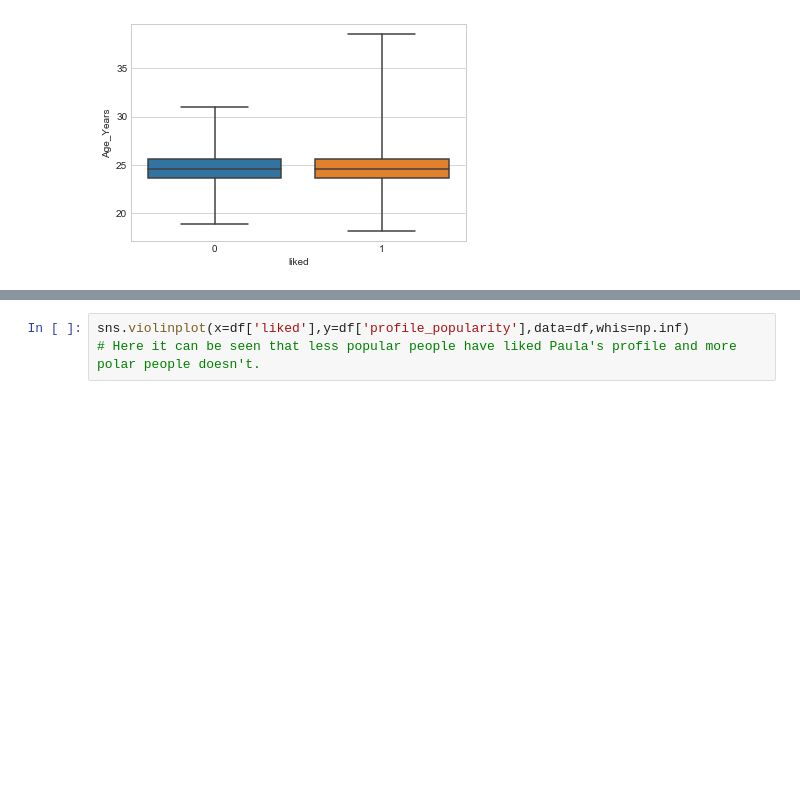
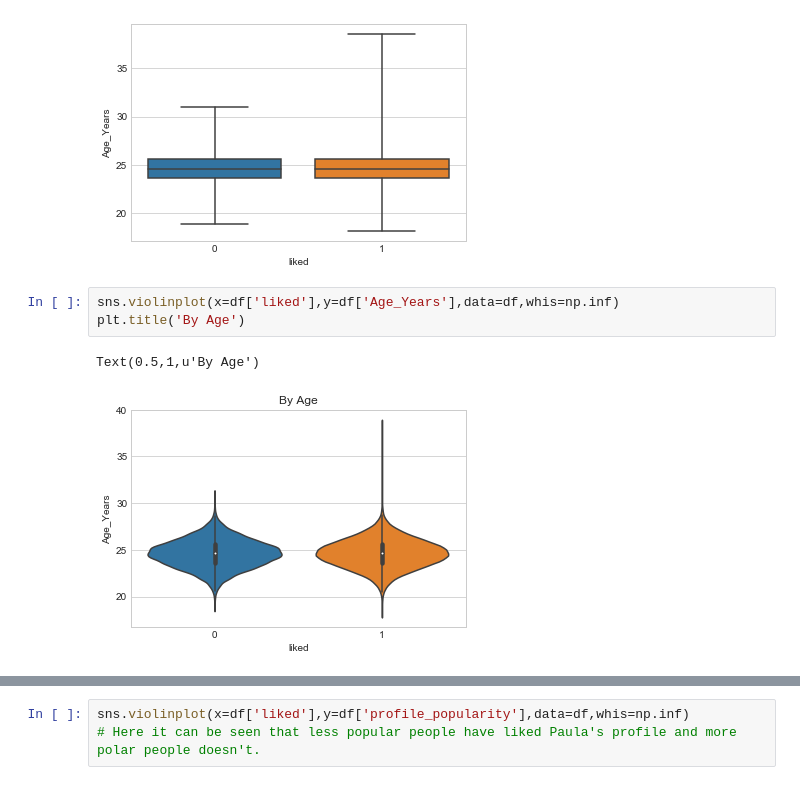
Before and after one commit to mithlesh-patel/Miscellaneous, a Jupyter notebook: Senior DS.ipynb, the cells around one changed output, grey strips where cells are left out. Saved outputs shown, nothing was run; the diff lists cells and outputs as text; blank space fills up the shorter version.

```diff
--- a/Senior DS.ipynb
+++ b/Senior DS.ipynb
@@ -72,3 +72,9 @@ sns.boxplot(x=df['liked'],y=df['Age_Years'],data=df,whis=np.inf)
 # %% [output]
 <matplotlib.axes._subplots.AxesSubplot at 0x...>
 [figure]
+# %%
+sns.violinplot(x=df['liked'],y=df['Age_Years'],data=df,whis=np.inf)
+plt.title('By Age')
+# %% [output]
+Text(0.5,1,u'By Age')
+[figure, added]
```
Also changed, not shown: parts of 7 cells of this notebook, 1 other file.
